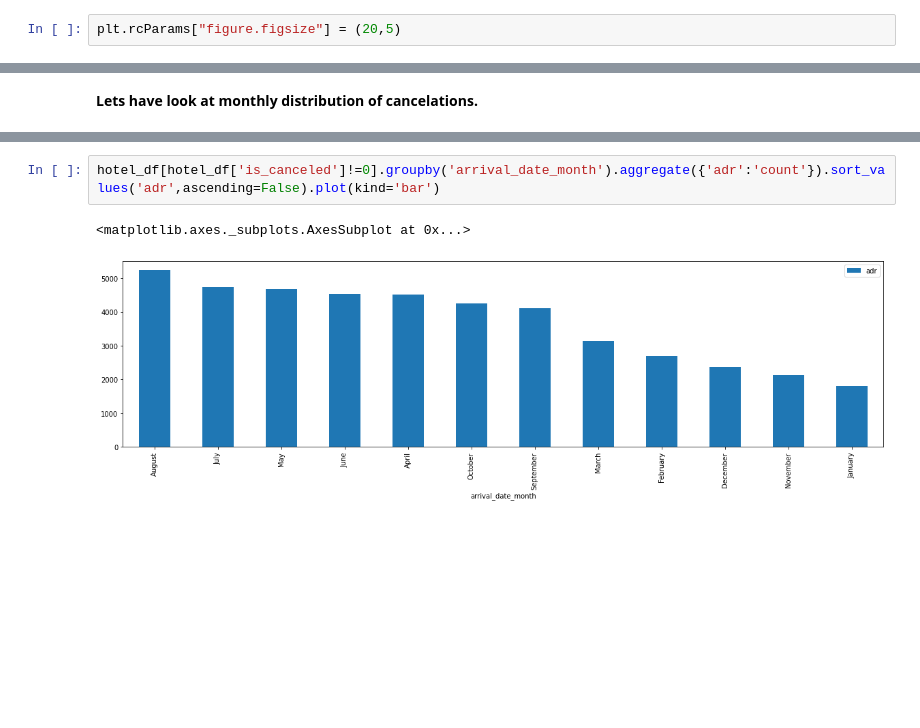
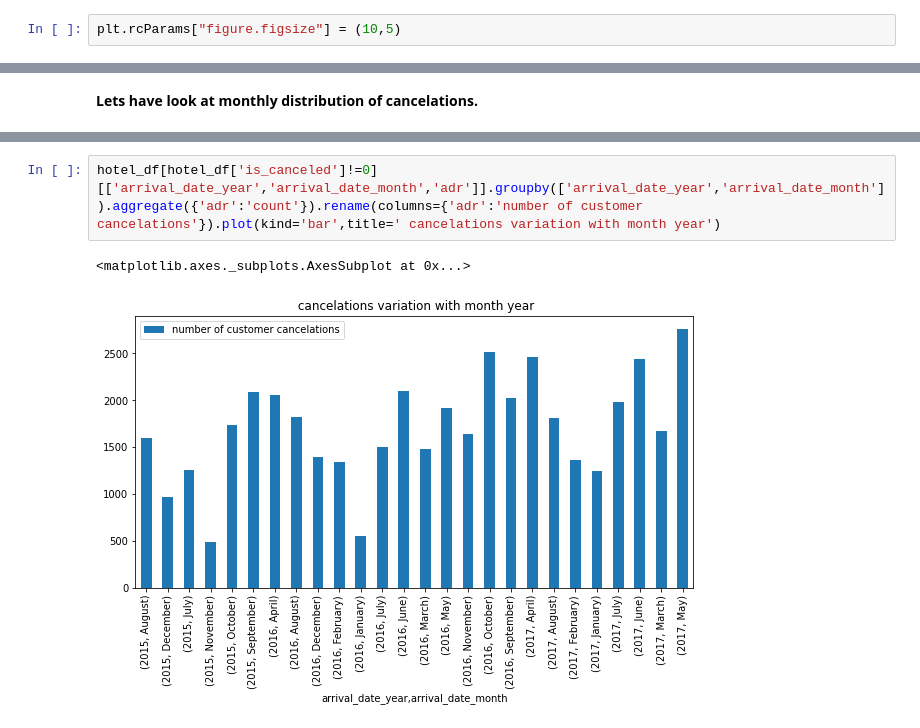
Before and after one commit to dkd99/hotel-booking-analysis, a Jupyter notebook: Hotel_Booking_Analysis_Capstone_Project.ipynb, the cells around one changed output, grey strips where cells are left out. Cells and saved outputs as stored; diff of their text form; blank space fills up the shorter version.

```diff
--- a/Hotel_Booking_Analysis_Capstone_Project.ipynb
+++ b/Hotel_Booking_Analysis_Capstone_Project.ipynb
@@ -147,6 +178,6 @@ hotel_df[hotel_df['lead_time']==0].shape
 # %% [output]
 (6345, 32)
 # %%
-plt.rcParams["figure.figsize"] = (20,5)
+plt.rcParams["figure.figsize"] = (10,5)
 # %%
 plt.plot(hotel_df['lead_time'])
@@ -225,5 +567,5 @@ hotel_df[hotel_df['is_canceled']!=0].groupby('arrival_date_month').aggregate({'a
 # %%
-hotel_df[hotel_df['is_canceled']!=0].groupby('arrival_date_month').aggregate({'adr':'count'}).sort_values('adr',ascending=False).plot(kind='bar')
+hotel_df[hotel_df['is_canceled']!=0][['arrival_date_year','arrival_date_month','adr']].groupby(['arrival_date_year','arrival_date_month']).aggregate({'adr':'count'}).rename(columns={'adr':'number of customer cancelations'}).plot(kind='bar',title=' cancelations variation with month year')
 # %% [output]
 <matplotlib.axes._subplots.AxesSubplot at 0x...>
-[figure, old version]
+[figure, new version]
```
Also changed, not shown: parts of 56 cells of this notebook.
